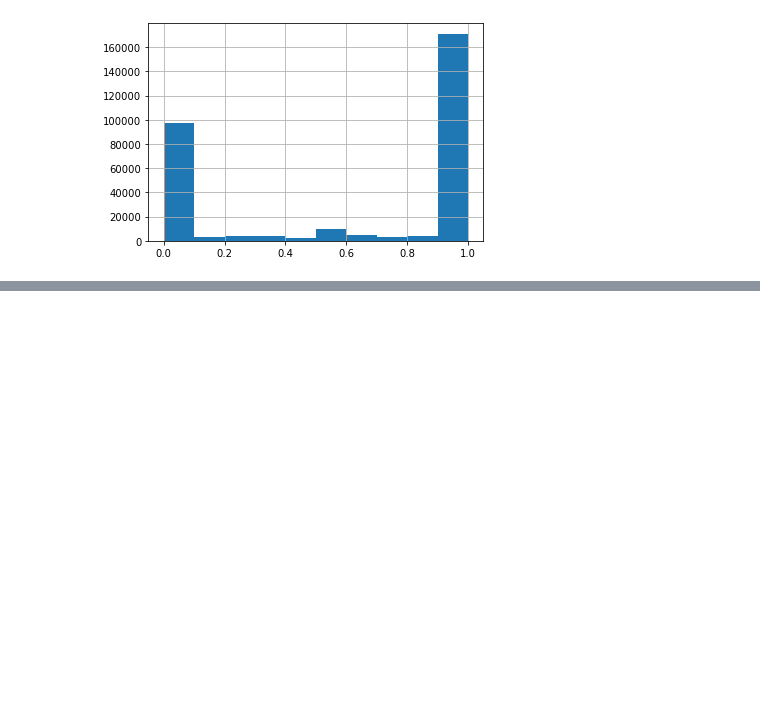
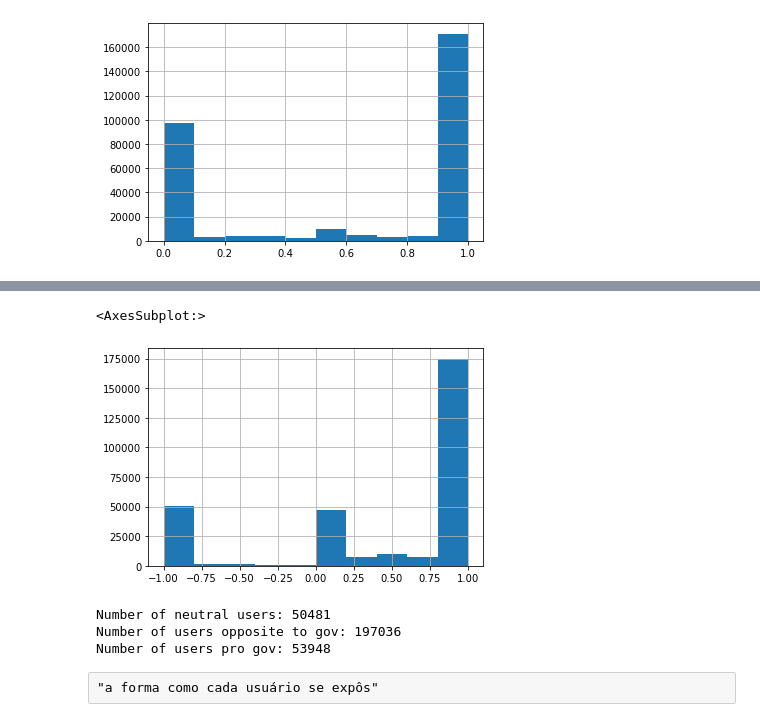
Before and after one commit to lucasraniere/twitter-cpi-case-study, a Jupyter notebook: hashtags_validation.ipynb, the cells around one changed output, grey strips where cells are left out. Cells and saved outputs as stored; diff of their text form; code cells hidden in the pictures; blank space fills up the shorter version.

```diff
--- a/hashtags_validation.ipynb
+++ b/hashtags_validation.ipynb
@@ -480,3 +480,24 @@ selected_df['prop_pro'].hist()
 # %% [output]
 <AxesSubplot:>
 [figure]
+# %%
+def get_interval(p_1, p0, p1):
+    return (-(p_1)+p0+p1)+(0-p0)
+
+def define_faction(i_val):
+    faction = None
+    if -0.3 <= i_val <= 0.3:
+        faction = 'neutral'
+    elif i_val > 0.3:
+        faction = 'against gov'
+    elif i_val < -0.3:
+        faction = 'pro gov'
+    return faction
+# %%
+interval_values = []
+
+for idx, row in selected_df.iterrows():
+    faction_interval_val = get_interval(row['prop_agnst'], row['prop_neutral'], row['prop_pro'])
+    interval_values.append(faction_interval_val)
+
+selected_df['faction_interval_value'] = interval_values
@@ -482,0 +553,2 @@ selected_df['prop_pro'].hist()
+# %%
+selected_df['faction'] = selected_df['faction_interval_value'].map(lambda x: define_faction(x))
@@ -482,0 +757,17 @@ selected_df['prop_pro'].hist()
+# %%
+selected_df['faction_interval_value'].hist()
+# %% [output]
+<AxesSubplot:>
+[figure, added]
+# %%
+print(f'''
+Number of neutral users: {selected_df[['user']+selected_hashtags_list][selected_df['faction']=='neutral'].shape[0]}
+Number of users opposite to gov: {selected_df[['user']+selected_hashtags_list][selected_df['faction']=='against gov'].shape[0]}
+Number of users pro gov: {selected_df[['user']+selected_hashtags_list][selected_df['faction']=='pro gov'].shape[0]}
+''')
+# %% [output]
+Number of neutral users: 50481
+Number of users opposite to gov: 197036
+Number of users pro gov: 53948
+# %% [raw]
+"a forma como cada usuário se expôs"
```
Also changed, not shown: parts of 46 cells of this notebook, 7 other files.
